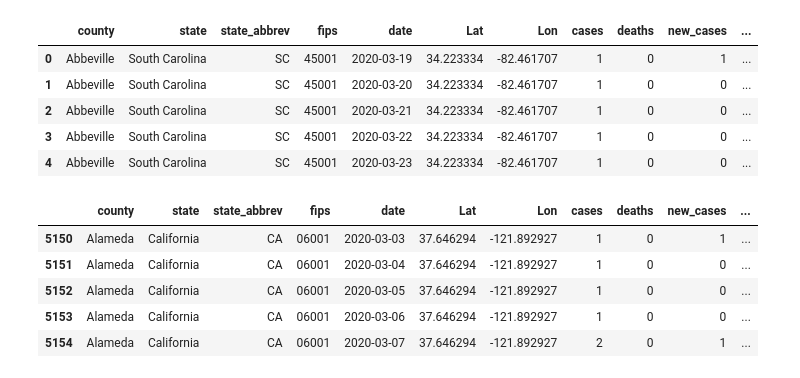
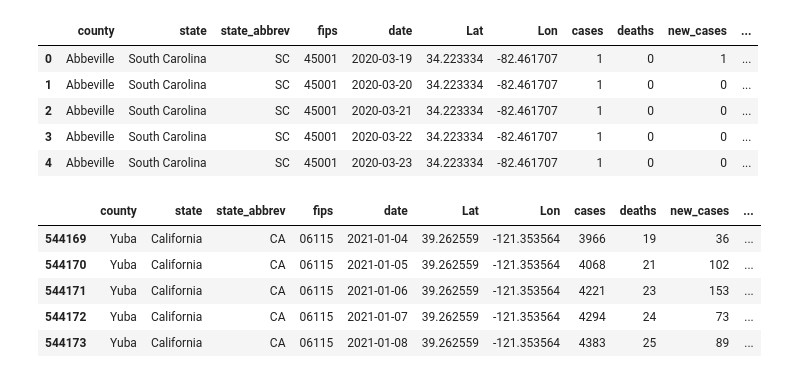
Before and after one commit to tiffanychu90/simple-coronavirus-report, a Jupyter notebook: notebooks/1-read-in-data.ipynb, the cells around one changed output. Saved outputs shown, nothing was run; the diff lists cells and outputs as text; code cells hidden in the pictures.

```diff
--- a/notebooks/1-read-in-data.ipynb
+++ b/notebooks/1-read-in-data.ipynb
@@ -273,11 +275,11 @@ cases_df.head()
 | 4 | Abbeville | South Carolina | SC | 45001 | 2020-03-23 | 34.223334 | -82.461707 | 1 | 0 | 0 | ... |
 # %%
 ca = cases_df[cases_df.state_abbrev=="CA"]
-ca.head()
+ca.tail()
 # %% [output]
 |  | county | state | state_abbrev | fips | date | Lat | Lon | cases | deaths | new_cases | ... |
-| 5150 | Alameda | California | CA | 06001 | 2020-03-03 | 37.646294 | -121.892927 | 1 | 0 | 1 | ... |
-| 5151 | Alameda | California | CA | 06001 | 2020-03-04 | 37.646294 | -121.892927 | 1 | 0 | 0 | ... |
-| 5152 | Alameda | California | CA | 06001 | 2020-03-05 | 37.646294 | -121.892927 | 1 | 0 | 0 | ... |
-| 5153 | Alameda | California | CA | 06001 | 2020-03-06 | 37.646294 | -121.892927 | 1 | 0 | 0 | ... |
-| 5154 | Alameda | California | CA | 06001 | 2020-03-07 | 37.646294 | -121.892927 | 2 | 0 | 1 | ... |
+| 544169 | Yuba | California | CA | 06115 | 2021-01-04 | 39.262559 | -121.353564 | 3966 | 19 | 36 | ... |
+| 544170 | Yuba | California | CA | 06115 | 2021-01-05 | 39.262559 | -121.353564 | 4068 | 21 | 102 | ... |
+| 544171 | Yuba | California | CA | 06115 | 2021-01-06 | 39.262559 | -121.353564 | 4221 | 23 | 153 | ... |
+| 544172 | Yuba | California | CA | 06115 | 2021-01-07 | 39.262559 | -121.353564 | 4294 | 24 | 73 | ... |
+| 544173 | Yuba | California | CA | 06115 | 2021-01-08 | 39.262559 | -121.353564 | 4383 | 25 | 89 | ... |
```
Also changed, not shown: parts of 5 cells of this notebook, 3 other files.
